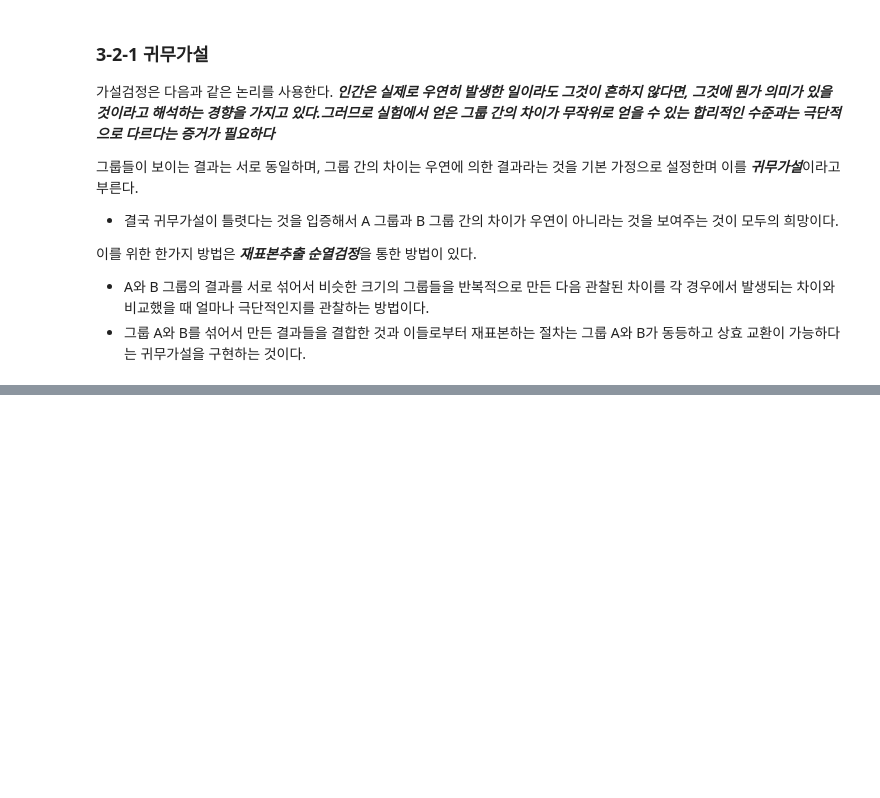
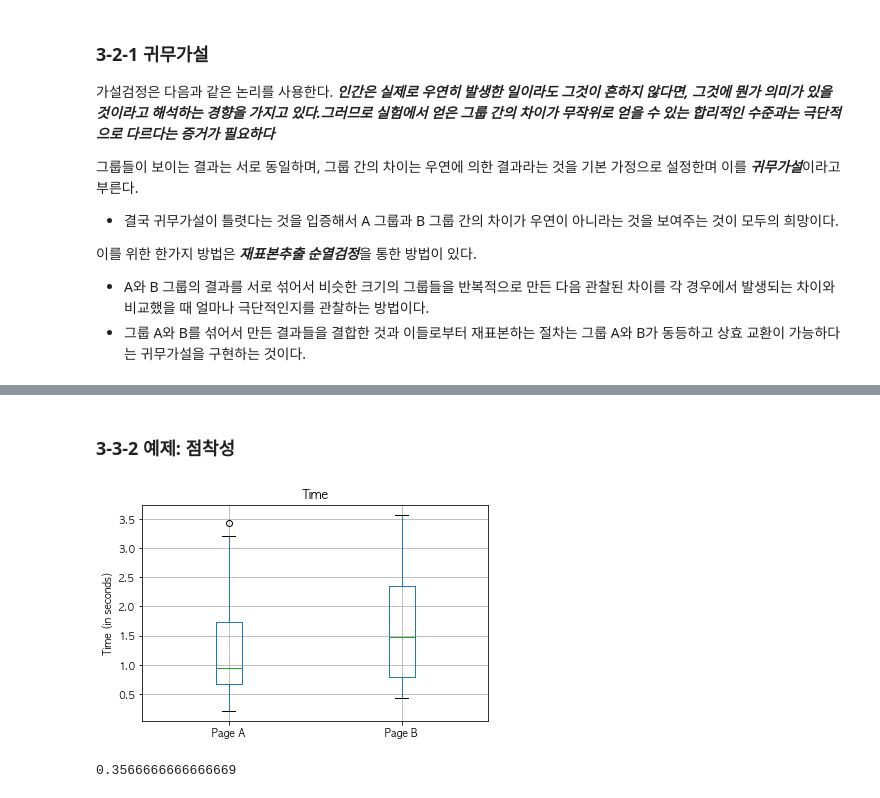
Before and after one commit to keemyo/Practical_Statistics, a Jupyter notebook: 03. 통계적 실험과 유의성검정.ipynb, the cells around one changed output, grey strips where cells are left out. Drawn from its saved outputs; the diff is of its cells as text; code cells hidden in the pictures; blank space fills up the shorter version.

```diff
--- a/03. 통계적 실험과 유의성검정.ipynb
+++ b/03. 통계적 실험과 유의성검정.ipynb
@@ -99,0 +134,2 @@ A/B 검정을 통해 기존에 기본으로 사용하던 옵션(A라고 하자)
+# %% [markdown]
+### 3-3-2 예제: 점착성
@@ -99,0 +141,16 @@ A/B 검정을 통해 기존에 기본으로 사용하던 옵션(A라고 하자)
+# %%
+session_times = pd.read_csv('data_in/web_page_data.csv')
+ax = session_times.boxplot(by='Page', column = 'Time')
+ax.set_xlabel('')
+ax.set_ylabel('Time (in seconds)')
+plt.suptitle('')
+plt.show()
+# %% [output]
+[figure, added]
+# %%
+# 각 그룹의 평균
+mean_a = session_times[session_times.Page == 'Page A'].Time.mean()
+mean_b = session_times[session_times.Page == 'Page B'].Time.mean()
+mean_b - mean_a
+# %% [output]
+0.3566666666666669
```
Also changed, not shown: parts of 11 cells of this notebook.
